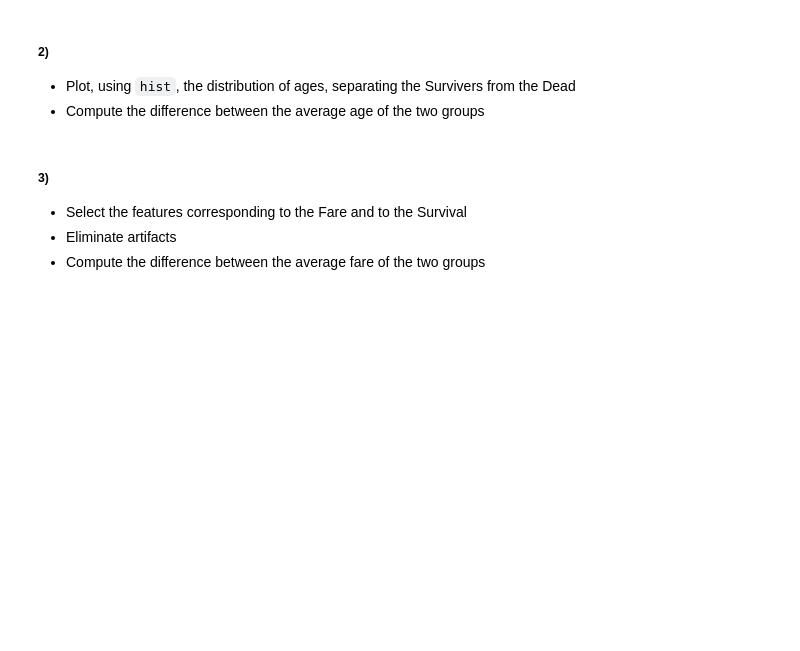
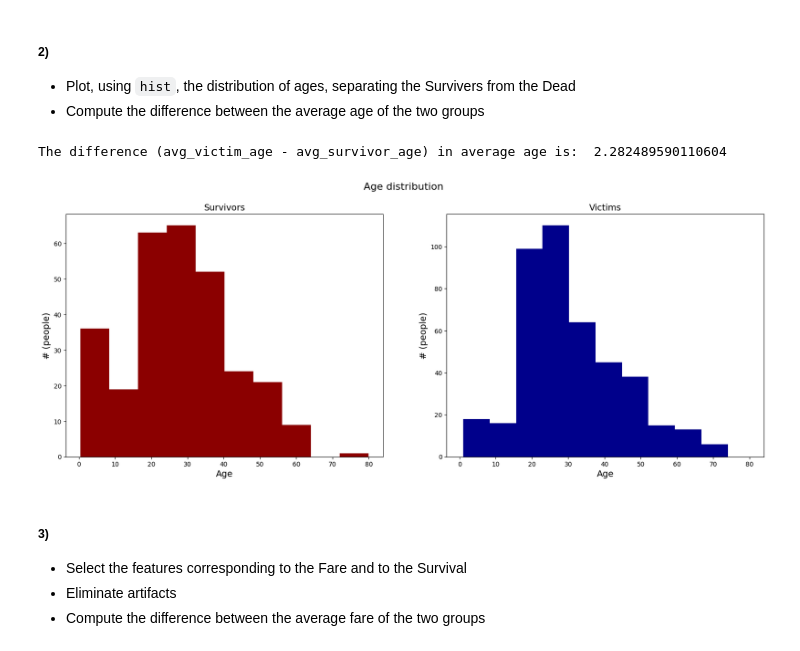
Before and after one commit to JiananAlvin/ee411_fundamentals_of_inference_and_learning, a Jupyter notebook: FoIL_ex1_public.ipynb, the cells around one changed output. Drawn from its saved outputs; the diff is of its cells as text; code cells hidden in the pictures; blank space fills up the shorter version.

```diff
--- a/FoIL_ex1_public.ipynb
+++ b/FoIL_ex1_public.ipynb
@@ -350,3 +390,10 @@ First of all, we need to import the data from the csv file you can find [in this
 
 *   Import the dataset using `pd.read_csv` and visualize the data
 *   How many features are there?
+# %%
+# Import the dataset using pd.read_csv and visualize the data
+raw_data = pd.read_csv('https://raw.githubusercontent.com/datasciencedojo/datasets/master/titanic.csv', sep = ',')
+print(raw_data.head())
+
+# How many features are there?
+print("\nThere are {0} features".format(raw_data.shape[1]))
@@ -355,3 +420,20 @@ First of all, we need to import the data from the csv file you can find [in this
 *   Select the features corresponding to the Age and to the Survival
 *   Eliminate artifacts (you can use `dropna(how='any')` to eliminate passengers with unknown data)
 *   Compute the percentage of survivors $P(Survived=1)$
+# %%
+# Select the features corresponding to the Age and to the Survival
+age_and_survival_data = raw_data[['Age', 'Survived']]
+print("First 5 rows of the data with only 'Age' and 'Survival' columns:\n", age_and_survival_data.head())
+print("There are {0} rows.".format(len(age_and_survival_data)))
+
+# Eliminate artifacts
+clean_age_and_survival_data = age_and_survival_data.dropna(how='any')
+print("\nFirst 5 rows of the data after eliminating rows with missing data (artifacts):\n", clean_age_and_survival_data.head())
+print("There are {0} rows.".format(len(clean_age_and_survival_data)))
+
+# Compute the percentage of survivors P(Survived=1)
+age_survivors = clean_age_and_survival_data[clean_age_and_survival_data['Survived'] == 1]
+age_victims = clean_age_and_survival_data[clean_age_and_survival_data['Survived'] == 0]
+
+percentage_survived = (len(age_survivors) / (len(age_survivors) + len(age_victims))) * 100
+print("\nPercentage of survivors: {:.2f}%".format(percentage_survived))
@@ -360,6 +462,28 @@ First of all, we need to import the data from the csv file you can find [in this
 
 *   Plot, using `hist`, the distribution of ages, separating the Survivers from the Dead
 *   Compute the difference between the average age of the two groups
+# %%
+# Plot, using hist, the distribution of ages, separating the Survivers from the Dead
+%matplotlib inline
+fig, ax = plt.subplots(1,2, figsize=(20,7), sharex=True)
+plt.suptitle("Age distribution", fontsize=16)
+ax[0].set_title(f"Survivors", fontsize=14)
+ax[0].hist(age_survivors['Age'], color ='darkred')
+ax[0].set_xlabel("Age", fontsize = 14)
+ax[0].set_ylabel("# (people)", fontsize = 14)
+
+ax[1].set_title(f"Victims", fontsize=14)
+ax[1].hist(age_victims['Age'], color ='darkblue')
+ax[1].set_xlabel("Age", fontsize = 14)
+ax[1].set_ylabel("# (people)", fontsize = 14)
+
+# Compute the difference between the average age of the two groups
+survivor_ages = age_survivors['Age']
+victim_ages = age_victims['Age']
+print("\nThe difference (avg_victim_age - avg_survivor_age) in average age is: ", np.mean(victim_ages) - np.mean(survivor_ages))
+# %% [output]
+The difference (avg_victim_age - avg_survivor_age) in average age is:  2.282489590110604
+[figure, added]
 # %% [markdown]
 ##### 3)
 *   Select the features corresponding to the Fare and to the Survival
```
Also changed, not shown: parts of 21 cells of this notebook.
